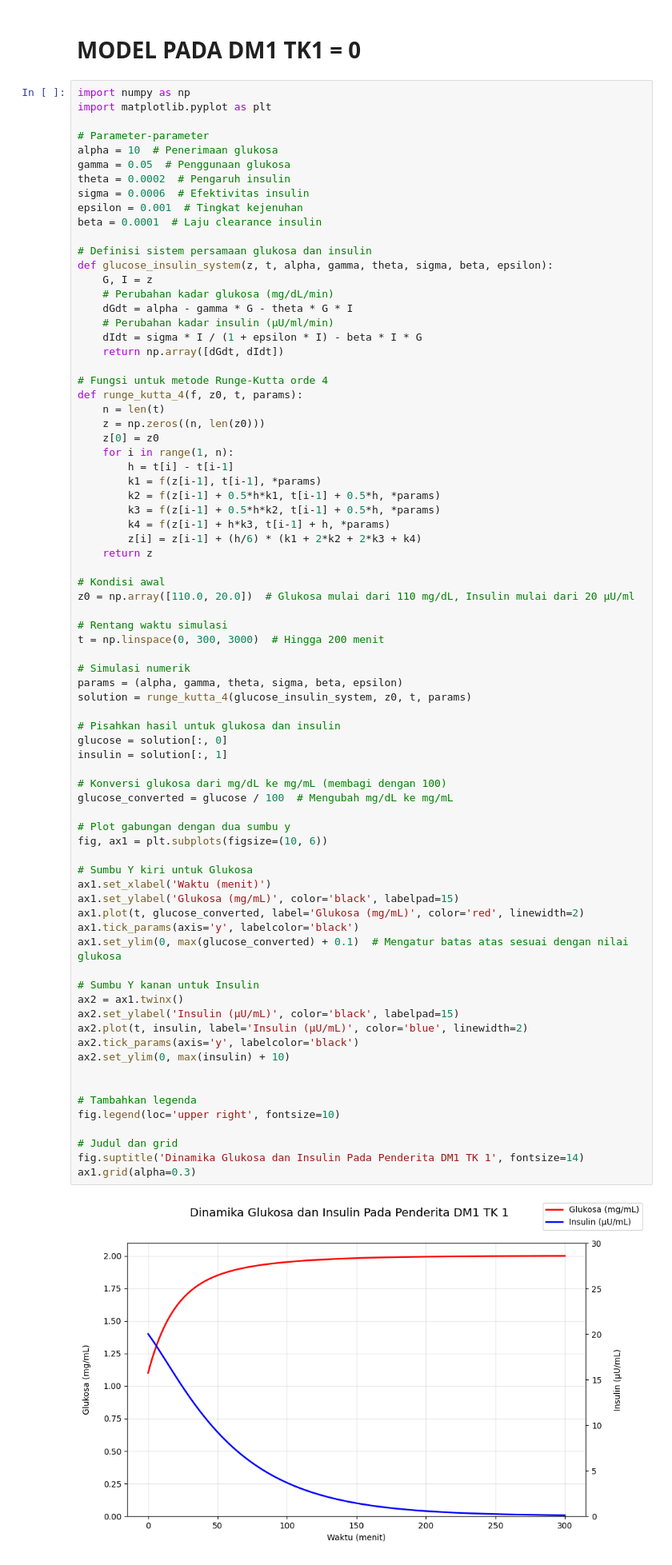
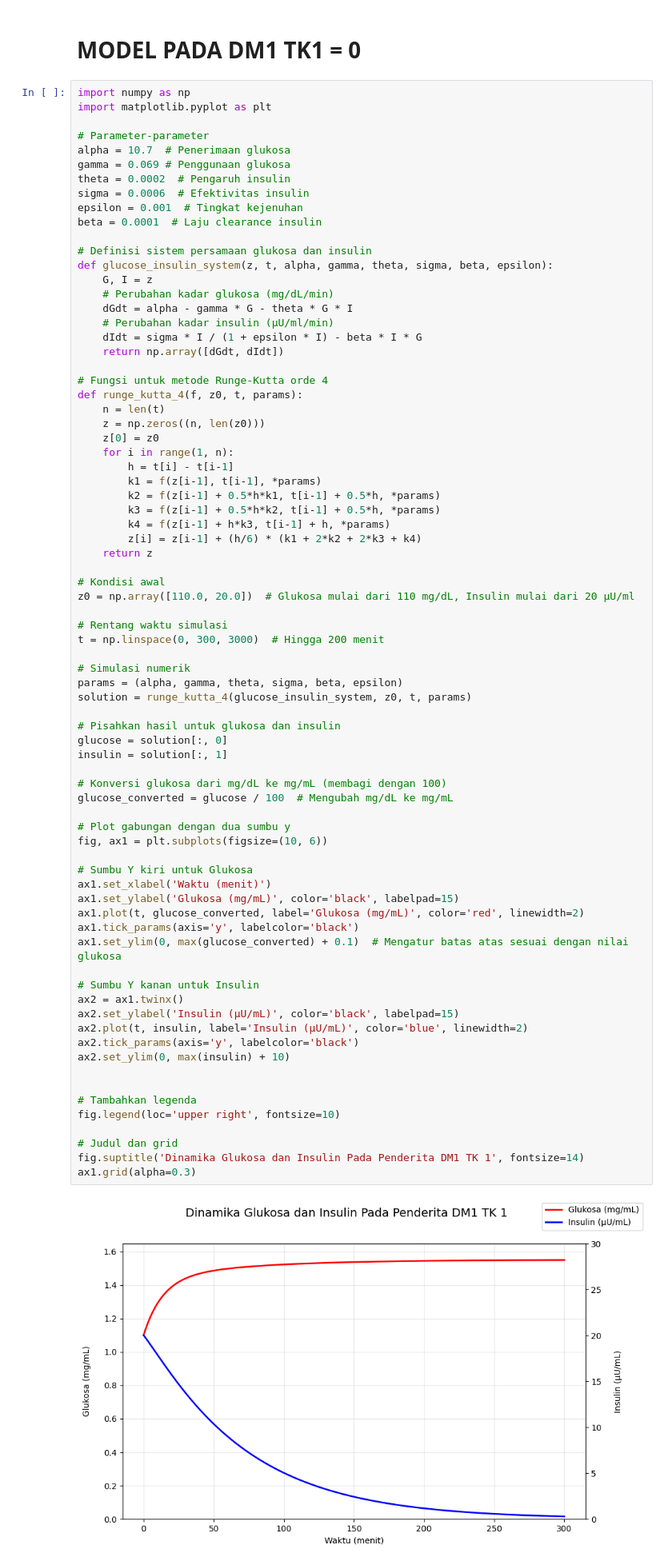
Before and after one commit to dayudyah20/Belajar-Coursera, a Jupyter notebook: Grafik_Model.ipynb, the cells around one changed output. Shown at 80% size. Cells and saved outputs as stored; diff of their text form.

```diff
--- a/Grafik_Model.ipynb
+++ b/Grafik_Model.ipynb
@@ -101,8 +199,8 @@ import numpy as np
 import matplotlib.pyplot as plt
 
 # Parameter-parameter
-alpha = 10  # Penerimaan glukosa
-gamma = 0.05  # Penggunaan glukosa
+alpha = 10.7  # Penerimaan glukosa
+gamma = 0.069 # Penggunaan glukosa
 theta = 0.0002  # Pengaruh insulin
 sigma = 0.0006  # Efektivitas insulin
 epsilon = 0.001  # Tingkat kejenuhan
@@ -146,31 +244,31 @@ glucose = solution[:, 0]
 insulin = solution[:, 1]
 
 # Konversi glukosa dari mg/dL ke mg/mL (membagi dengan 100)
 glucose_converted = glucose / 100  # Mengubah mg/dL ke mg/mL
 
 # Plot gabungan dengan dua sumbu y
 fig, ax1 = plt.subplots(figsize=(10, 6))
 
 # Sumbu Y kiri untuk Glukosa
 ax1.set_xlabel('Waktu (menit)')
 ax1.set_ylabel('Glukosa (mg/mL)', color='black', labelpad=15)
 ax1.plot(t, glucose_converted, label='Glukosa (mg/mL)', color='red', linewidth=2)
 ax1.tick_params(axis='y', labelcolor='black')
 ax1.set_ylim(0, max(glucose_converted) + 0.1)  # Mengatur batas atas sesuai dengan nilai glukosa
 
 # Sumbu Y kanan untuk Insulin
 ax2 = ax1.twinx()
 ax2.set_ylabel('Insulin (μU/mL)', color='black', labelpad=15)
 ax2.plot(t, insulin, label='Insulin (μU/mL)', color='blue', linewidth=2)
 ax2.tick_params(axis='y', labelcolor='black')
 ax2.set_ylim(0, max(insulin) + 10)
 
 
 # Tambahkan legenda
 fig.legend(loc='upper right', fontsize=10)
 
 # Judul dan grid
 fig.suptitle('Dinamika Glukosa dan Insulin Pada Penderita DM1 TK 1', fontsize=14)
 ax1.grid(alpha=0.3)
 # %% [output]
-[figure, old version]
+[figure, new version]
```
Also changed, not shown: parts of 8 cells of this notebook.
